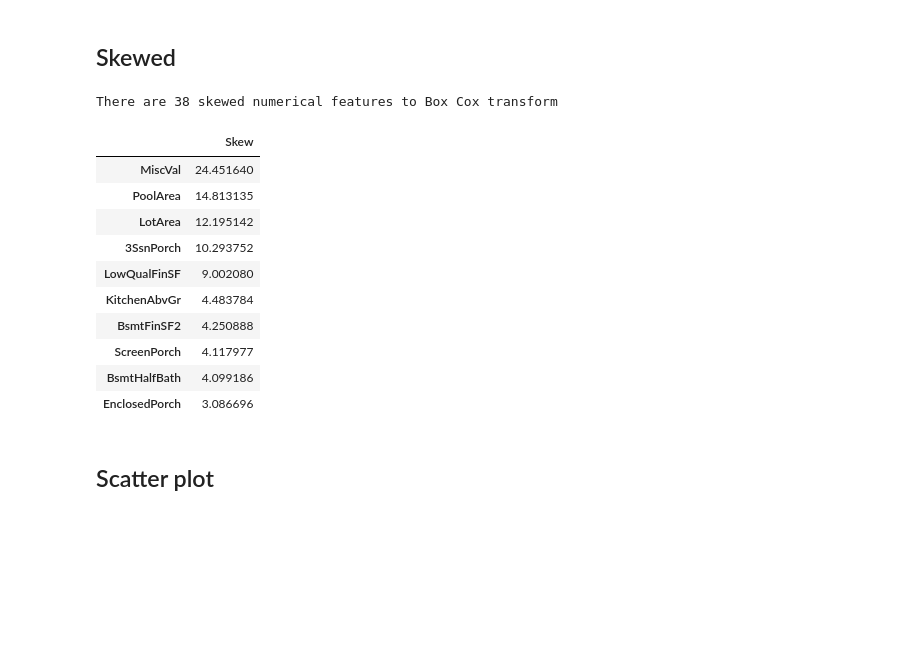
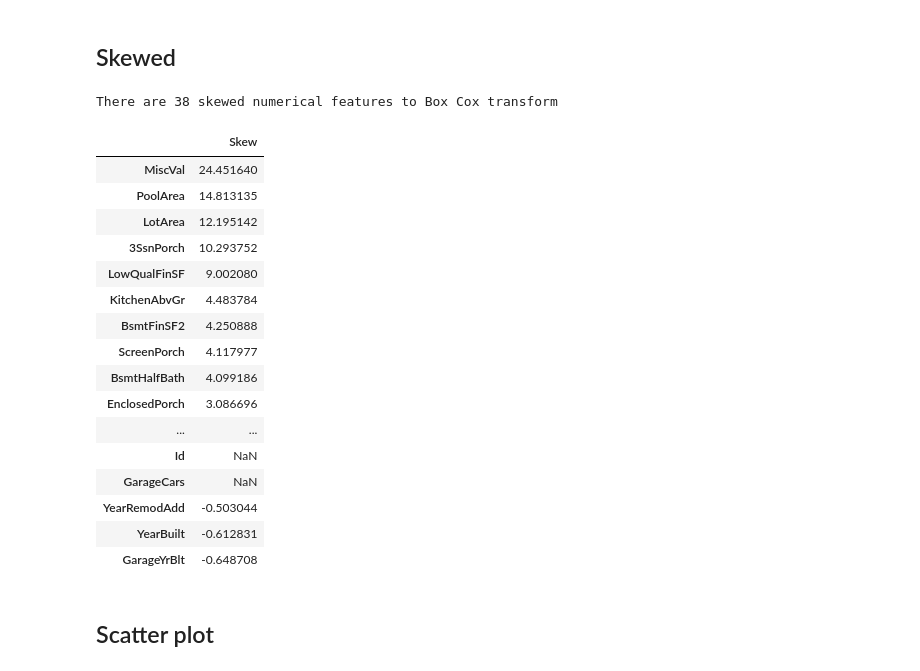
Before and after one commit to wrzdylan/HousingPrice, a Jupyter notebook: data_processing.ipynb, the cells around one changed output. Cells and saved outputs as stored; diff of their text form; code cells hidden in the pictures; blank space fills up the shorter version.

```diff
--- a/data_processing.ipynb
+++ b/data_processing.ipynb
@@ -128,26 +128,32 @@ SalePrice have a correlation with 'GrLivArea', 'GarageX', and 'OverallQual' vari
 # %%
 numeric_feats = df.dtypes[df.dtypes != "object"].index
 
 skewed_feats = df[numeric_feats].apply(lambda x: skew(x.dropna())).sort_values(ascending=False)
 skewness = pd.DataFrame({'Skew' : skewed_feats})
 
-skewness = skewness[abs(skewness) > 0.75]
+skewness = skewness[abs(skewness) > 0.5]
 print("There are {} skewed numerical features to Box Cox transform".format(skewness.shape[0]))
 
-skewness.head(10)
+skewness.head(50)
 # %% [output]
 There are 38 skewed numerical features to Box Cox transform
 |  | Skew |
 | MiscVal | 24.451640 |
 | PoolArea | 14.813135 |
 | LotArea | 12.195142 |
 | 3SsnPorch | 10.293752 |
 | LowQualFinSF | 9.002080 |
 | KitchenAbvGr | 4.483784 |
 | BsmtFinSF2 | 4.250888 |
 | ScreenPorch | 4.117977 |
 | BsmtHalfBath | 4.099186 |
 | EnclosedPorch | 3.086696 |
+| ... | ... |
+| Id | NaN |
+| GarageCars | NaN |
+| YearRemodAdd | -0.503044 |
+| YearBuilt | -0.612831 |
+| GarageYrBlt | -0.648708 |
 # %% [markdown]
 ## Scatter plot
 # %%
```
Also changed, not shown: parts of 7 cells of this notebook, 2 other files.
